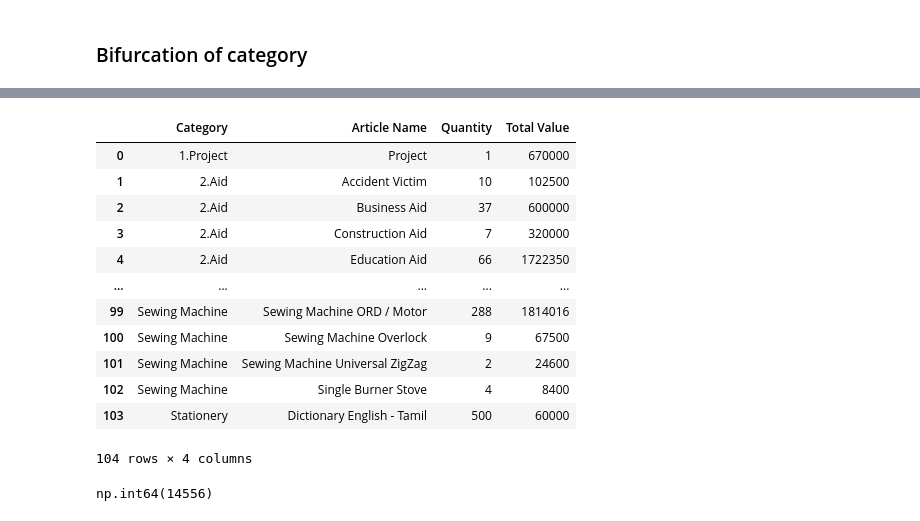
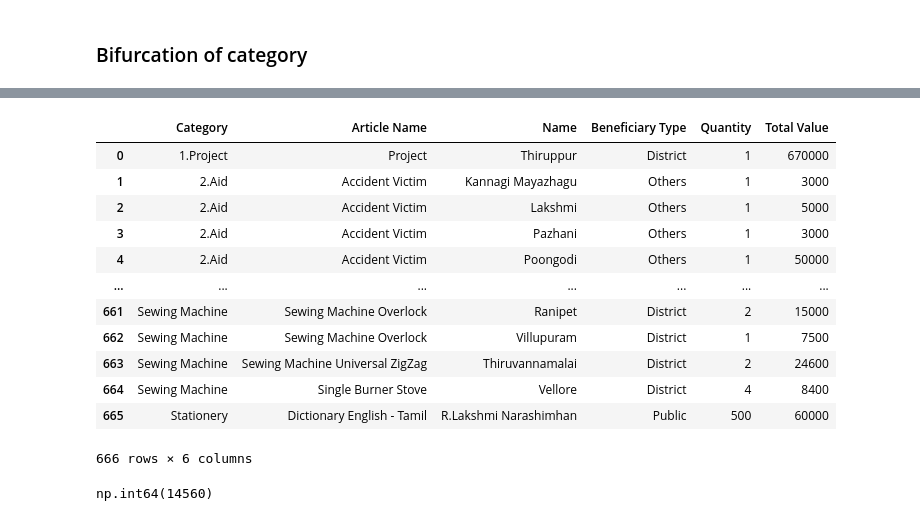
Before and after one commit to ash-sha/MNP25, a Jupyter notebook: codes/frontend.ipynb, the cells around one changed output, grey strips where cells are left out. Saved outputs shown, nothing was run; the diff lists cells and outputs as text; code cells hidden in the pictures.

```diff
--- a/codes/frontend.ipynb
+++ b/codes/frontend.ipynb
@@ -570,23 +570,23 @@ consold
 # %%
-grouped = consold.groupby(["Category","Article Name"],as_index=False).agg({"Quantity": "sum", "Total Value":"sum"})
+grouped = consold.groupby(["Category","Article Name","Name","Beneficiary Type"],as_index=False).agg({"Quantity": "sum", "Total Value":"sum"})
 # grouped["Category"] = grouped["Category"].mask(grouped["Category"].duplicated(), "")
-grouped.to_excel("Full Report.xlsx",index=False)
+grouped.to_excel("/Users/aswathshakthi/PycharmProjects/MNP25/Report/Full Report.xlsx",index=False)
 grouped
 # %% [output]
-|  | Category | Article Name | Quantity | Total Value |
-| 0 | 1.Project | Project | 1 | 670000 |
-| 1 | 2.Aid | Accident Victim | 10 | 102500 |
-| 2 | 2.Aid | Business Aid | 37 | 600000 |
-| 3 | 2.Aid | Construction Aid | 7 | 320000 |
-| 4 | 2.Aid | Education Aid | 66 | 1722350 |
-| ... | ... | ... | ... | ... |
-| 99 | Sewing Machine | Sewing Machine ORD / Motor | 288 | 1814016 |
-| 100 | Sewing Machine | Sewing Machine Overlock | 9 | 67500 |
-| 101 | Sewing Machine | Sewing Machine Universal ZigZag | 2 | 24600 |
-| 102 | Sewing Machine | Single Burner Stove | 4 | 8400 |
-| 103 | Stationery | Dictionary English - Tamil | 500 | 60000 |
+|  | Category | Article Name | Name | Beneficiary Type | Quantity | Total Value |
+| 0 | 1.Project | Project | Thiruppur | District | 1 | 670000 |
+| 1 | 2.Aid | Accident Victim | Kannagi Mayazhagu | Others | 1 | 3000 |
+| 2 | 2.Aid | Accident Victim | Lakshmi | Others | 1 | 5000 |
+| 3 | 2.Aid | Accident Victim | Pazhani | Others | 1 | 3000 |
+| 4 | 2.Aid | Accident Victim | Poongodi | Others | 1 | 50000 |
+| ... | ... | ... | ... | ... | ... | ... |
+| 661 | Sewing Machine | Sewing Machine Overlock | Ranipet | District | 2 | 15000 |
+| 662 | Sewing Machine | Sewing Machine Overlock | Villupuram | District | 1 | 7500 |
+| 663 | Sewing Machine | Sewing Machine Universal ZigZag | Thiruvannamalai | District | 2 | 24600 |
+| 664 | Sewing Machine | Single Burner Stove | Vellore | District | 4 | 8400 |
+| 665 | Stationery | Dictionary English - Tamil | R.Lakshmi Narashimhan | Public | 500 | 60000 |
-104 rows × 4 columns
+666 rows × 6 columns
 # %%
 grouped["Quantity"].sum()
 # %% [output]
-np.int64(14556)
+np.int64(14560)
```
Also changed, not shown: parts of 13 cells of this notebook, 11 other files.
